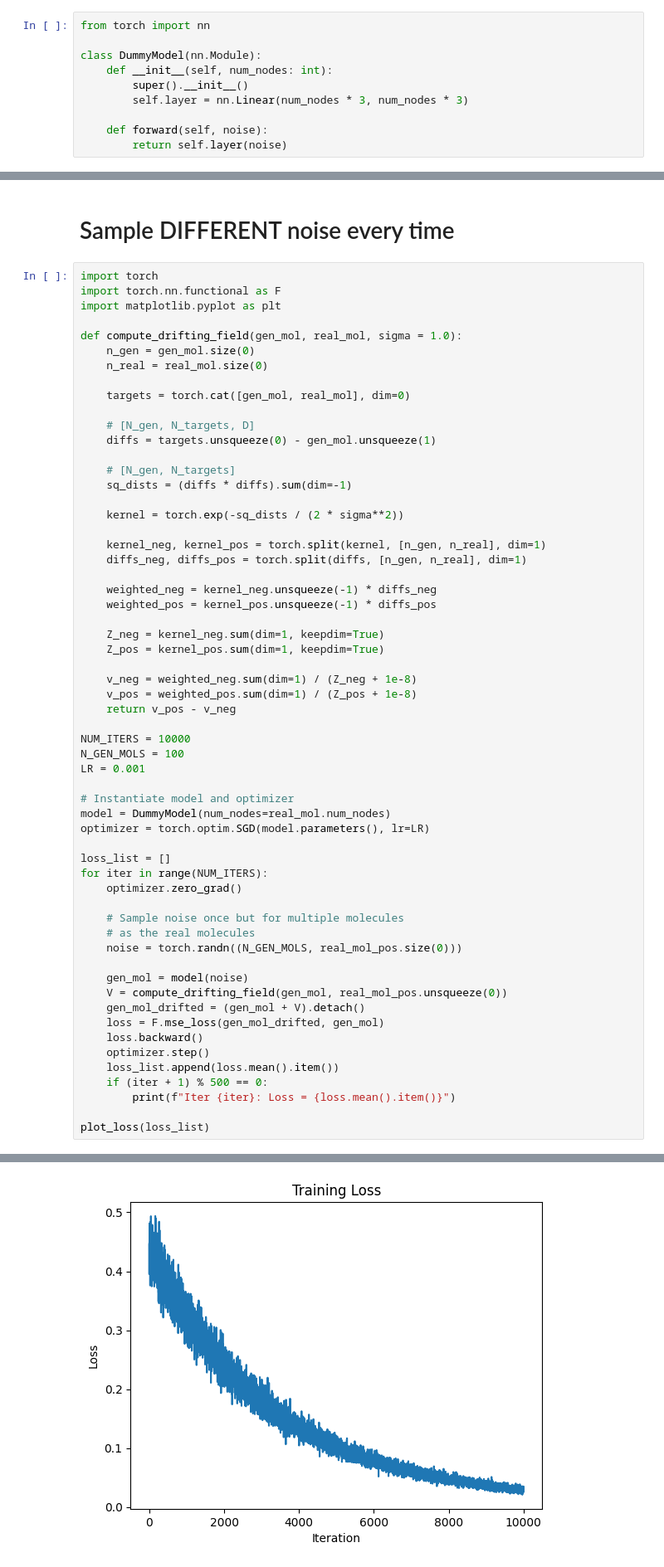
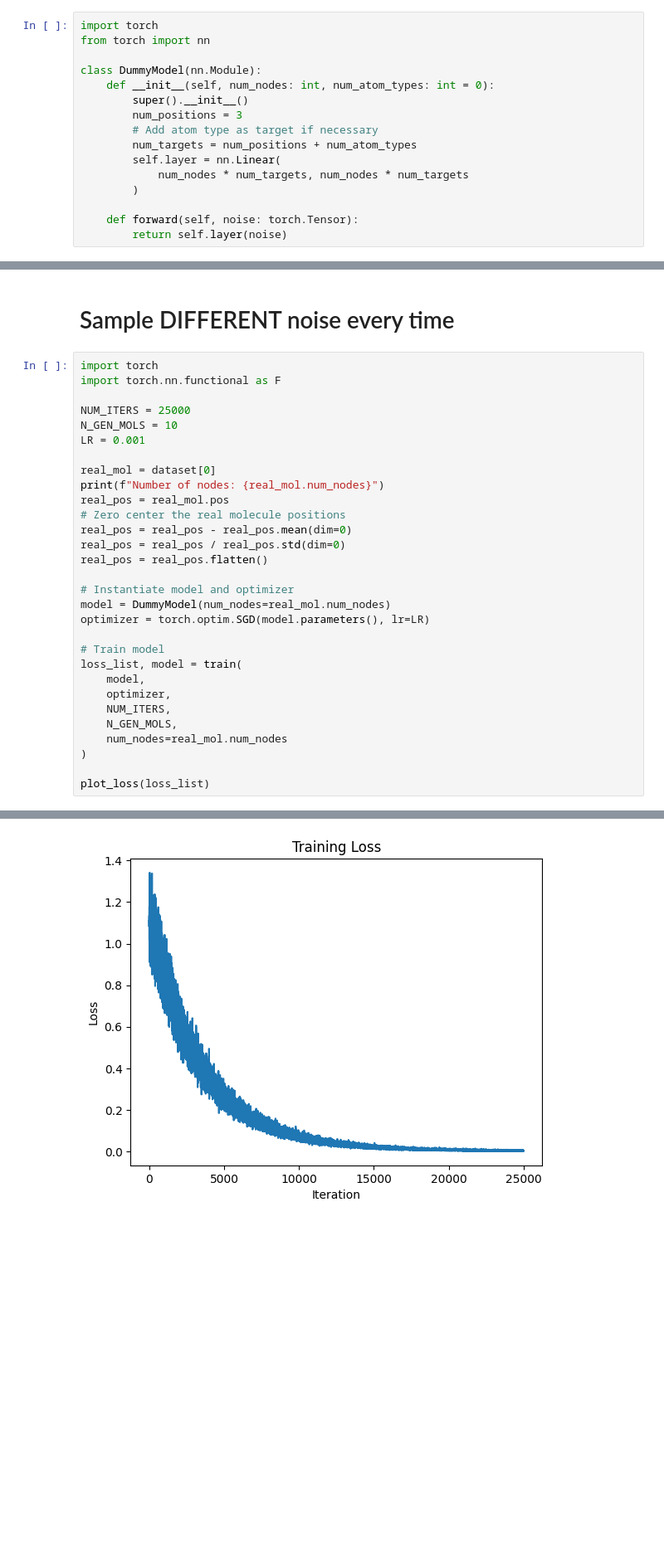
Before and after one commit to edovergna/equi-drifting, a Jupyter notebook: notebooks/one_real_molecule_exp.ipynb, the cells around one changed output, grey strips where cells are left out. Shown at 83% size. Drawn from its saved outputs; the diff is of its cells as text; blank space fills up the shorter version.

```diff
--- a/notebooks/one_real_molecule_exp.ipynb
+++ b/notebooks/one_real_molecule_exp.ipynb
@@ -19,10 +13,16 @@ Number of nodes: 5
 # %%
+import torch
 from torch import nn
 
 class DummyModel(nn.Module):
-    def __init__(self, num_nodes: int):
+    def __init__(self, num_nodes: int, num_atom_types: int = 0):
         super().__init__()
-        self.layer = nn.Linear(num_nodes * 3, num_nodes * 3)
+        num_positions = 3
+        # Add atom type as target if necessary
+        num_targets = num_positions + num_atom_types
+        self.layer = nn.Linear(
+            num_nodes * num_targets, num_nodes * num_targets
+        )
 
-    def forward(self, noise):
+    def forward(self, noise: torch.Tensor):
         return self.layer(noise)
@@ -207,60 +309,31 @@ visualize_both_molecules(sorted_mols[1], real_mol_pos)
 # %%
 import torch
 import torch.nn.functional as F
-import matplotlib.pyplot as plt
 
-def compute_drifting_field(gen_mol, real_mol, sigma = 1.0):
-    n_gen = gen_mol.size(0)
-    n_real = real_mol.size(0)
+NUM_ITERS = 25000
+N_GEN_MOLS = 10
+LR = 0.001
 
-    targets = torch.cat([gen_mol, real_mol], dim=0)
-
-    # [N_gen, N_targets, D]
-    diffs = targets.unsqueeze(0) - gen_mol.unsqueeze(1)
-
-    # [N_gen, N_targets]
-    sq_dists = (diffs * diffs).sum(dim=-1)
-
-    kernel = torch.exp(-sq_dists / (2 * sigma**2))
-
-    kernel_neg, kernel_pos = torch.split(kernel, [n_gen, n_real], dim=1)
-    diffs_neg, diffs_pos = torch.split(diffs, [n_gen, n_real], dim=1)
-
-    weighted_neg = kernel_neg.unsqueeze(-1) * diffs_neg
-    weighted_pos = kernel_pos.unsqueeze(-1) * diffs_pos
-
-    Z_neg = kernel_neg.sum(dim=1, keepdim=True)
-    Z_pos = kernel_pos.sum(dim=1, keepdim=True)
-
-    v_neg = weighted_neg.sum(dim=1) / (Z_neg + 1e-8)
-    v_pos = weighted_pos.sum(dim=1) / (Z_pos + 1e-8)
-    return v_pos - v_neg
-
-NUM_ITERS = 10000
-N_GEN_MOLS = 100
-LR = 0.001
+real_mol = dataset[0]
+print(f"Number of nodes: {real_mol.num_nodes}")
+real_pos = real_mol.pos
+# Zero center the real molecule positions
+real_pos = real_pos - real_pos.mean(dim=0)
+real_pos = real_pos / real_pos.std(dim=0)
+real_pos = real_pos.flatten()
 
 # Instantiate model and optimizer
 model = DummyModel(num_nodes=real_mol.num_nodes)
 optimizer = torch.optim.SGD(model.parameters(), lr=LR)
 
-loss_list = []
-for iter in range(NUM_ITERS):
-    optimizer.zero_grad()
-
-    # Sample noise once but for multiple molecules
-    # as the real molecules
-    noise = torch.randn((N_GEN_MOLS, real_mol_pos.size(0)))
-
-    gen_mol = model(noise)
-    V = compute_drifting_field(gen_mol, real_mol_pos.unsqueeze(0))
-    gen_mol_drifted = (gen_mol + V).detach()
-    loss = F.mse_loss(gen_mol_drifted, gen_mol)
-    loss.backward()
-    optimizer.step()
-    loss_list.append(loss.mean().item())
-    if (iter + 1) % 500 == 0:
-        print(f"Iter {iter}: Loss = {loss.mean().item()}")
+# Train model
+loss_list, model = train(
+    model,
+    optimizer,
+    NUM_ITERS,
+    N_GEN_MOLS,
+    num_nodes=real_mol.num_nodes
+)
 
 plot_loss(loss_list)
 # %% [output]
@@ -287,2 +357,2 @@ Iter 9999: Loss = 0.027605270966887474
-[figure, old version]
+[figure, new version]
 # %%
```
Also changed, not shown: parts of 29 cells of this notebook.
